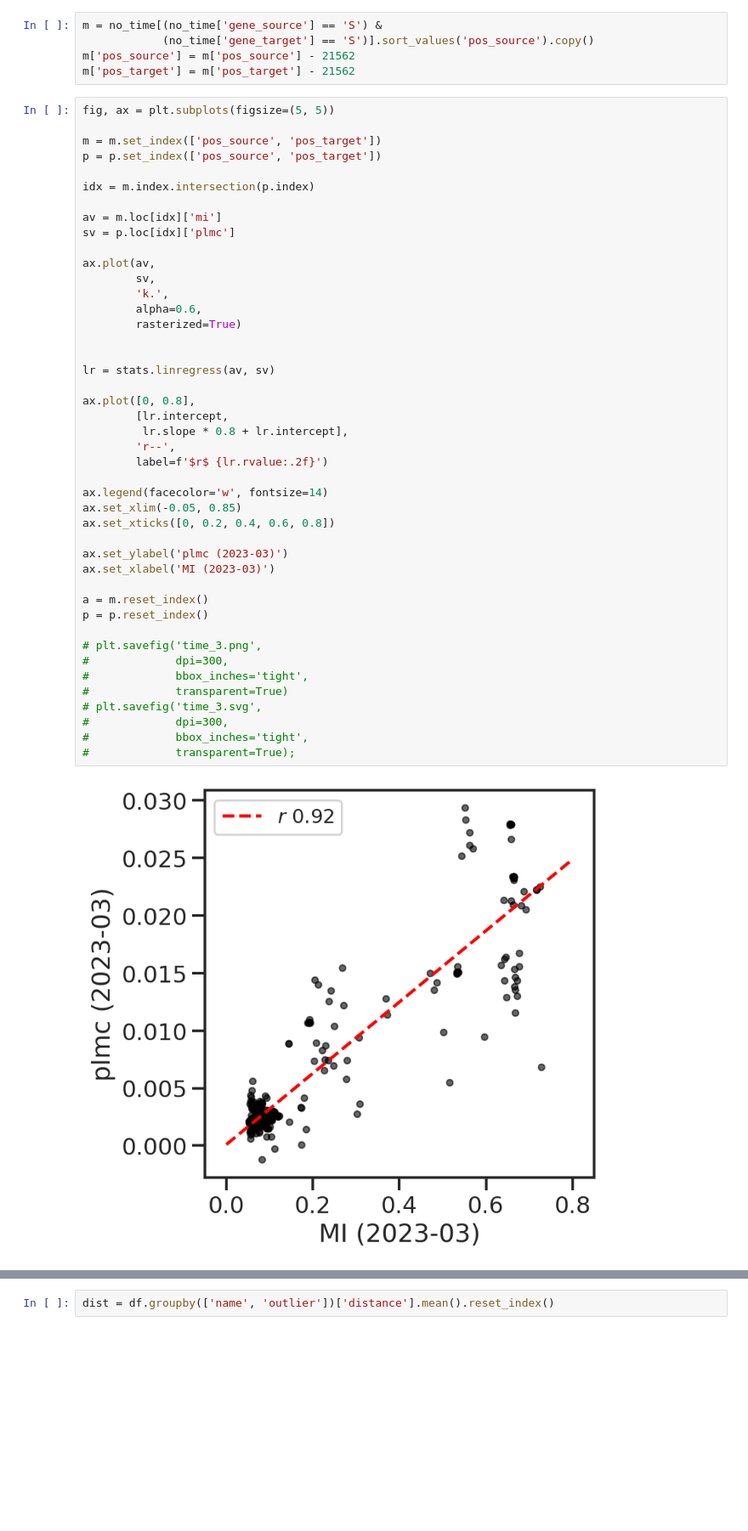
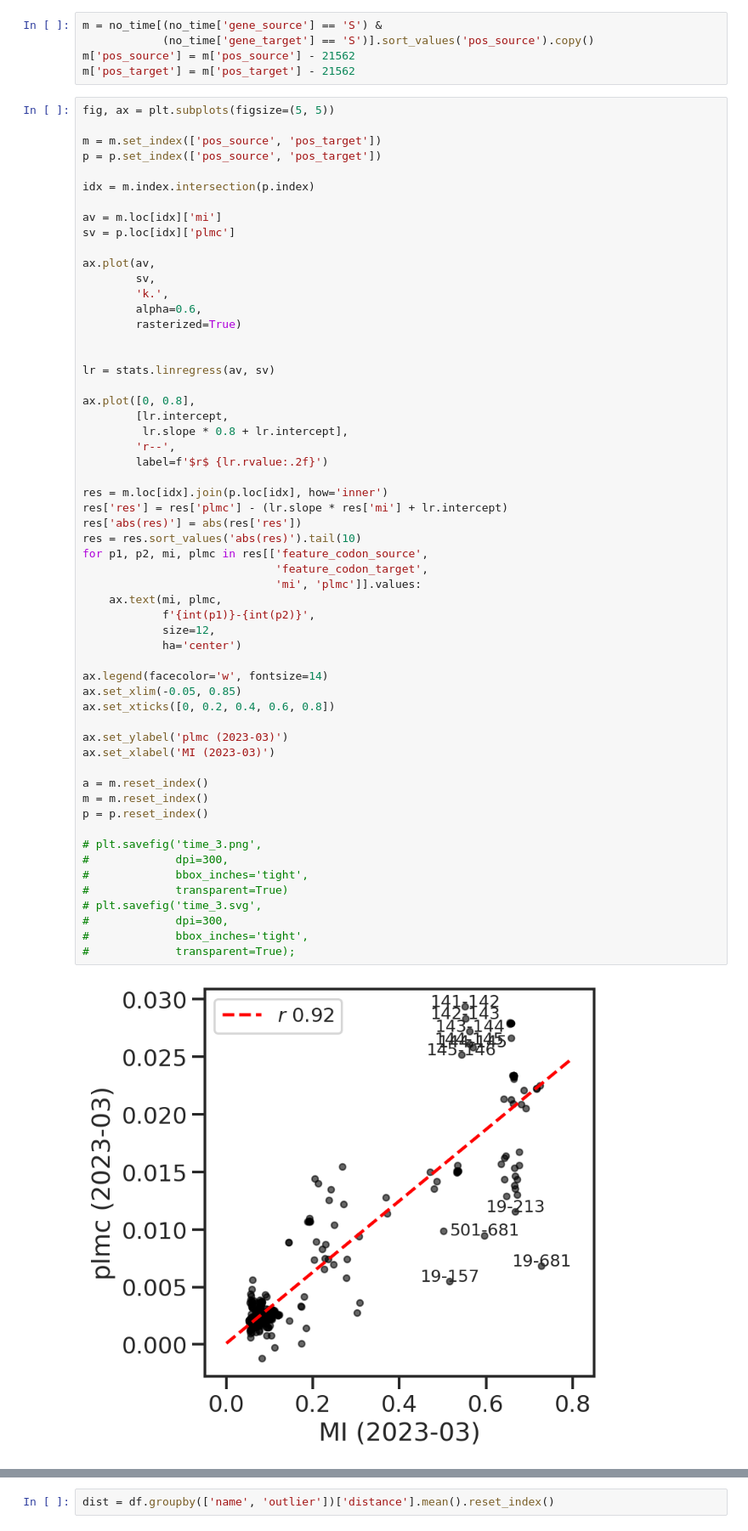
Before and after one commit to microbial-pangenomes-lab/2022_sarscov2_epistasis, a Jupyter notebook: notebooks/figure_3-subsequent.ipynb, the cells around one changed output, grey strips where cells are left out. Shown at 85% size. Saved outputs shown, nothing was run; the diff lists cells and outputs as text; blank space fills up the shorter version.

```diff
--- a/notebooks/figure_3-subsequent.ipynb
+++ b/notebooks/figure_3-subsequent.ipynb
@@ -267,34 +265,47 @@ ax.plot(av,
         rasterized=True)
 
 
 lr = stats.linregress(av, sv)
 
 ax.plot([0, 0.8],
         [lr.intercept,
          lr.slope * 0.8 + lr.intercept],
         'r--',
         label=f'$r$ {lr.rvalue:.2f}')
 
+res = m.loc[idx].join(p.loc[idx], how='inner')
+res['res'] = res['plmc'] - (lr.slope * res['mi'] + lr.intercept)
+res['abs(res)'] = abs(res['res'])
+res = res.sort_values('abs(res)').tail(10)
+for p1, p2, mi, plmc in res[['feature_codon_source',
+                             'feature_codon_target',
+                             'mi', 'plmc']].values:
+    ax.text(mi, plmc,
+            f'{int(p1)}-{int(p2)}',
+            size=12,
+            ha='center')
+
 ax.legend(facecolor='w', fontsize=14)
 ax.set_xlim(-0.05, 0.85)
 ax.set_xticks([0, 0.2, 0.4, 0.6, 0.8])
 
 ax.set_ylabel('plmc (2023-03)')
 ax.set_xlabel('MI (2023-03)')
 
 a = m.reset_index()
+m = m.reset_index()
 p = p.reset_index()
 
 # plt.savefig('time_3.png',
 #             dpi=300,
 #             bbox_inches='tight',
 #             transparent=True)
 # plt.savefig('time_3.svg',
 #             dpi=300,
 #             bbox_inches='tight',
 #             transparent=True);
 # %% [output]
-[figure, old version]
+[figure, new version]
 # %%
 res = []
 for name in sorted(df['name'].unique()):
```
Also changed, not shown: parts of 28 cells of this notebook, 4 other files.
